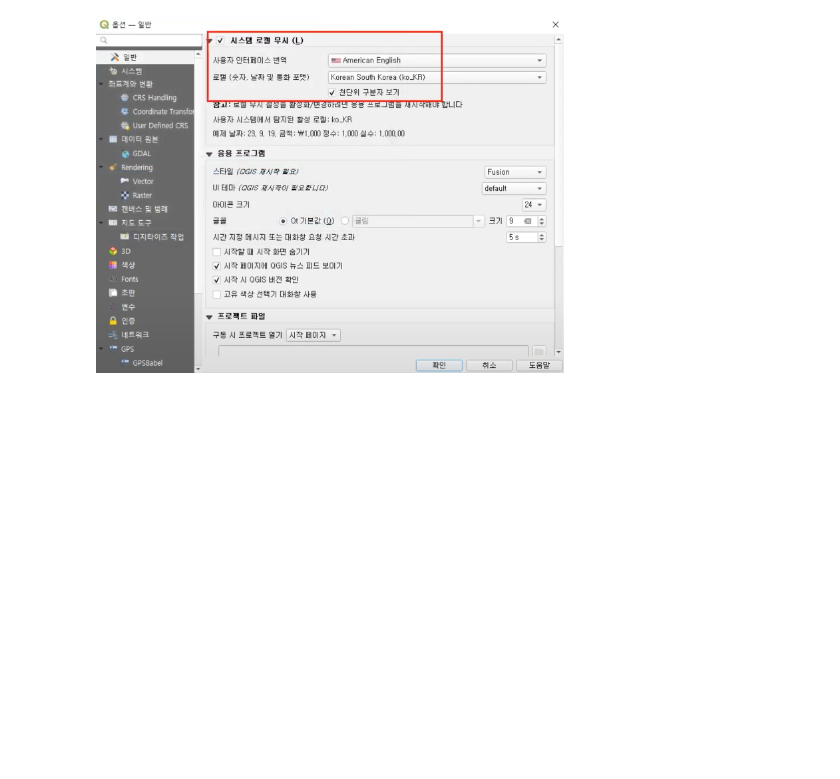
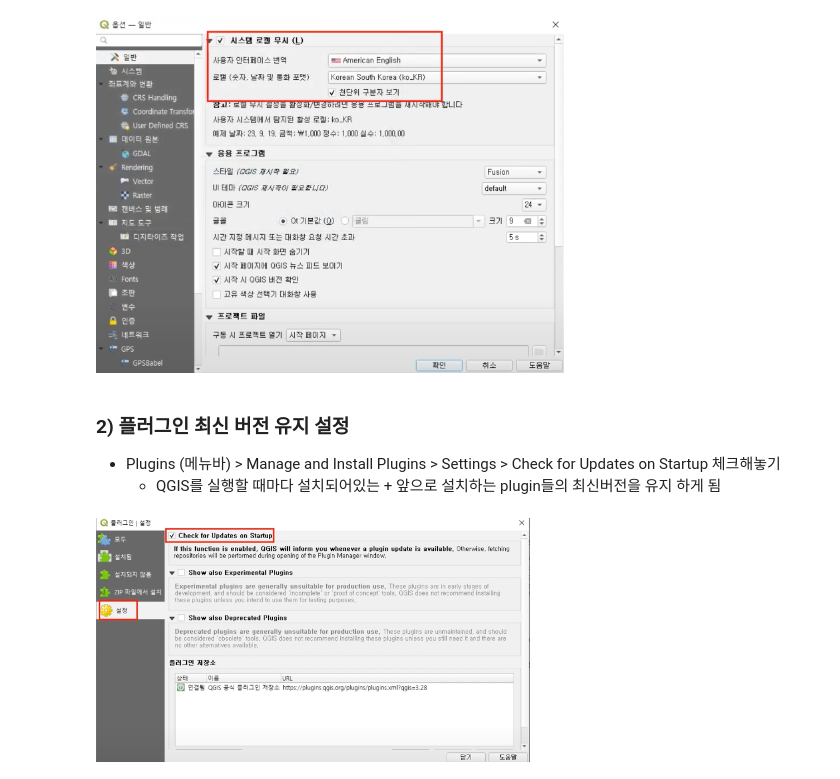
Before and after one commit to dahyoon/data_analysis, a Jupyter notebook: F_QGIS/00_GIS_개요.ipynb, the cells around one changed output. Drawn from its saved outputs; the diff is of its cells as text; code cells hidden in the pictures; blank space fills up the shorter version.

```diff
--- a/F_QGIS/QGIS.ipynb
+++ b/F_QGIS/00_GIS_개요.ipynb
@@ -82,3 +89,11 @@ from IPython.display import display, Image
 display(Image('image6_setting.png'))
 # %% [output]
 [figure]
+# %% [markdown]
+### 2) 플러그인 최신 버전 유지 설정
+- Plugins (메뉴바) > Manage and Install Plugins > Settings > Check for Updates on Startup 체크해놓기
+    - QGIS를 실행할 때마다 설치되어있는 + 앞으로 설치하는 plugin들의 최신버전을 유지 하게 됨
+# %%
+display(Image('image7_plugin.png'))
+# %% [output]
+[figure, added]
```
Also changed, not shown: parts of 4 cells of this notebook, 34 other files.
